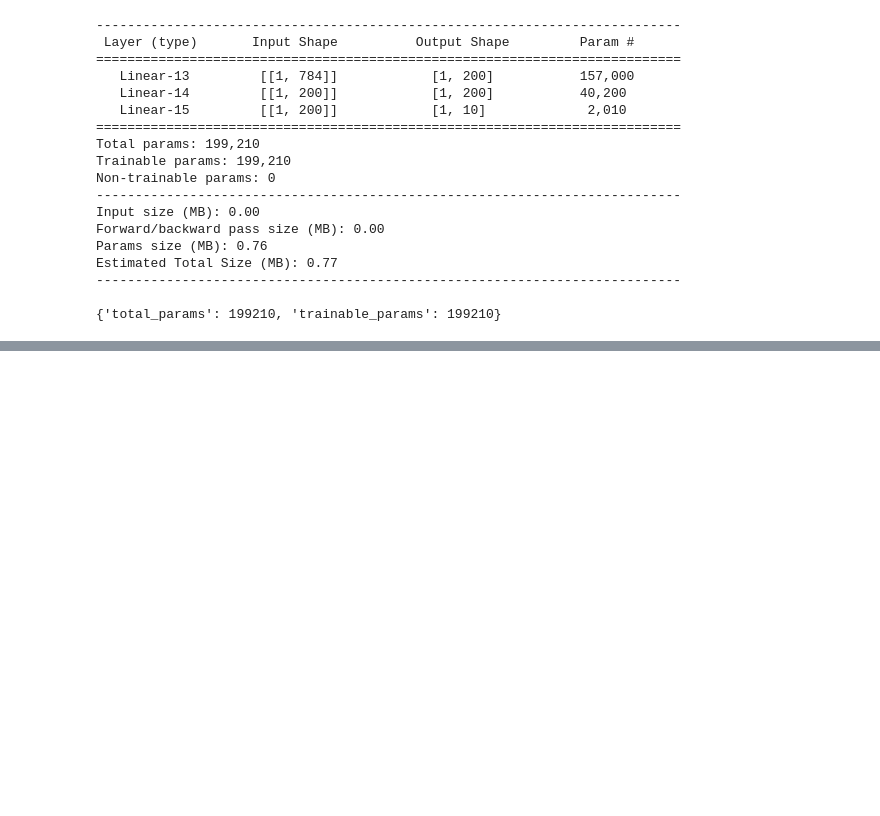
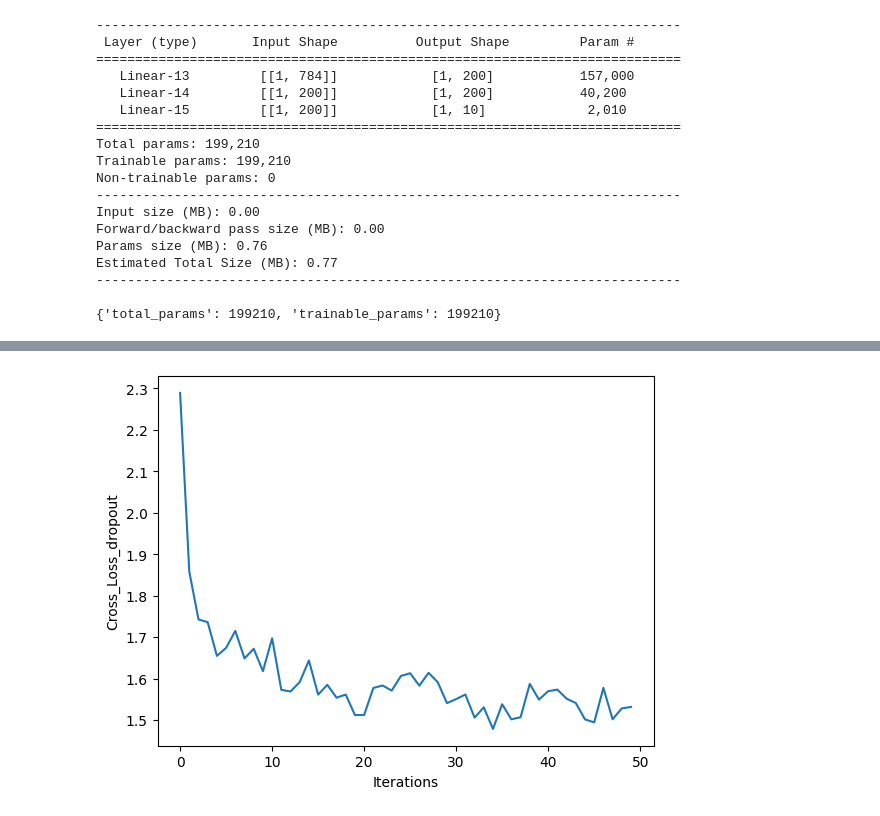
Before and after one commit to 550-ml/BaiduAI3, a Jupyter notebook: 2手写数字识别/手写数字识别2/paddle附加题.ipynb, the cells around one changed output, grey strips where cells are left out. Cells and saved outputs as stored; diff of their text form; code cells hidden in the pictures; blank space fills up the shorter version.

Commit message:
feat: 完成了手写数字识别作业， softmax，还有paddle框架

```diff
--- a/2手写数字识别/手写数字识别2/paddle附加题.ipynb
+++ b/2手写数字识别/手写数字识别2/paddle附加题.ipynb
@@ -159,0 +295,24 @@ print(acc_of_Cross)
+# %%
+# dropout 正则化
+class MNIST_DROUPOUT(paddle.nn.Layer):
+    def __init__(self, dropout_prob=0.5):
+        super(MNIST_DROUPOUT, self).__init__()
+        # 还是两层隐藏层的网络
+        self.fc1 = Linear(in_features=784, out_features=200)
+        self.fc2 = Linear(in_features=200, out_features=200)
+        # 输出一个维度，使用均方差作为损失
+        self.fc3 = Linear(in_features=200, out_features=10)
+        self.dropout = paddle.nn.Dropout(p=dropout_prob)
+
+    def forward(self, inputs):
+        inputs = paddle.reshape(inputs, [inputs.shape[0], 784])
+        outputs1 = self.fc1(inputs)
+        outputs1 = F.relu(outputs1)
+        outputs1 = self.dropout(outputs1)
+        outputs2 = self.fc2(outputs1)
+        outputs2 = F.relu(outputs2)
+        outputs2 = self.dropout(outputs2)
+        outputs3 = self.fc3(outputs2)
+        outputs_final = F.softmax(outputs3)
+        # 使用softmax激活
+        return outputs_final
@@ -159,0 +387,4 @@ print(acc_of_Cross)
+# %%
+model_dropout = MNIST_DROUPOUT()
+losses_dropout = train_dropout(model_dropout)
+# %% [output]
@@ -159,0 +408 @@ print(acc_of_Cross)
+[figure, added]
```
Also changed, not shown: parts of 18 cells of this notebook, 3 other files.
